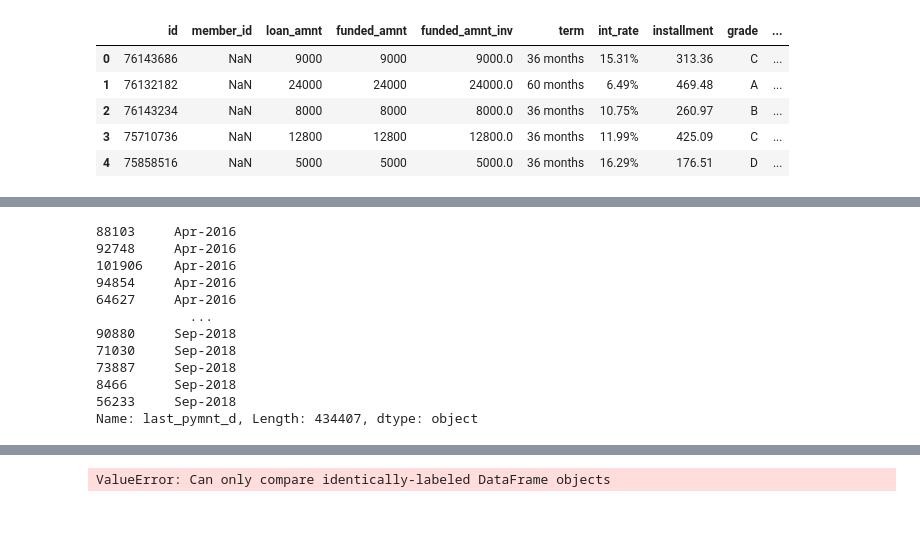
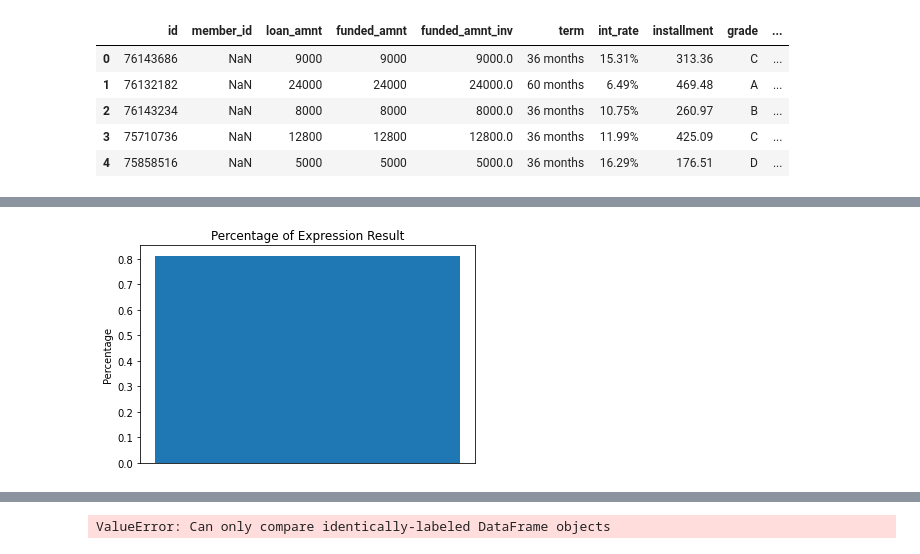
Before and after one commit to Uweeseg1/DataAnalyticsProject, a Jupyter notebook: Erans_project.ipynb, the cells around one changed output, grey strips where cells are left out. Drawn from its saved outputs; the diff is of its cells as text; code cells hidden in the pictures; blank space fills up the shorter version.

```diff
--- a/Erans_project.ipynb
+++ b/Erans_project.ipynb
@@ -98,0 +116,2 @@ dtype: object
+# %%
+COLUMNS_REMOVED_BECAUSE_OF_NA = all_year_19.columns[all_year_19.isna().sum() >= len(all_year_19)*0.95]
@@ -98,0 +140,5 @@ dtype: object
+# %%
+all_year_19 = all_year_19[all_year_19.columns] \
+    .drop(columns=COLUMNS_REMOVED_BECAUSE_OF_NA)
+# %%
+all_year_18 = all_year_18[all_year_19.columns]
@@ -99,3 +166,18 @@ dtype: object
+# %%
+percentage = ((np.sum(all_year_18 != all_year_19) - np.sum(all_year_19.isna())) / all_year_19.shape[0])
+# %%
+import numpy as np
+import matplotlib.pyplot as plt
+
+
+# Plot the result
+plt.bar(0, percentage)
+plt.ylabel('Percentage')
+plt.xticks([])
+plt.title('Percentage of Expression Result')
+plt.show()
+# %% [output]
+[figure, added]
 # %%
 # Here we are casting column to string
 all_year_19['last_pymnt_d'] = all_year_19['last_pymnt_d'].astype(str)
@@ -105,16 +187 @@ all_year_19['last_pymnt_d'] = all_year_19['last_pymnt_d'].replace('nan', 'Jan-20
-# %%
-all_year_19['last_pymnt_d'].sort_values()
-# %% [output]
-88103     Apr-2016
-92748     Apr-2016
-101906    Apr-2016
-94854     Apr-2016
-64627     Apr-2016
-            ...
-90880     Sep-2018
-71030     Sep-2018
-73887     Sep-2018
-8466      Sep-2018
-56233     Sep-2018
-Name: last_pymnt_d, Length: 434407, dtype: object
 # %%
```
Also changed, not shown: parts of 28 cells of this notebook.
